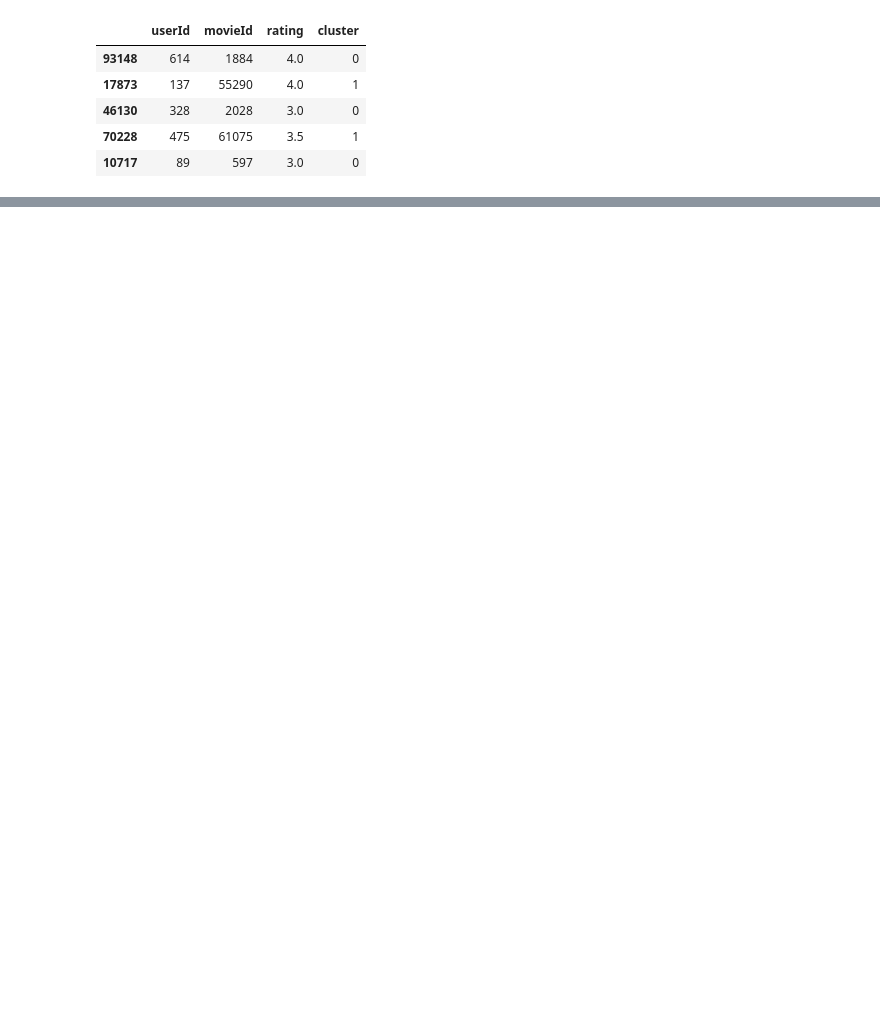
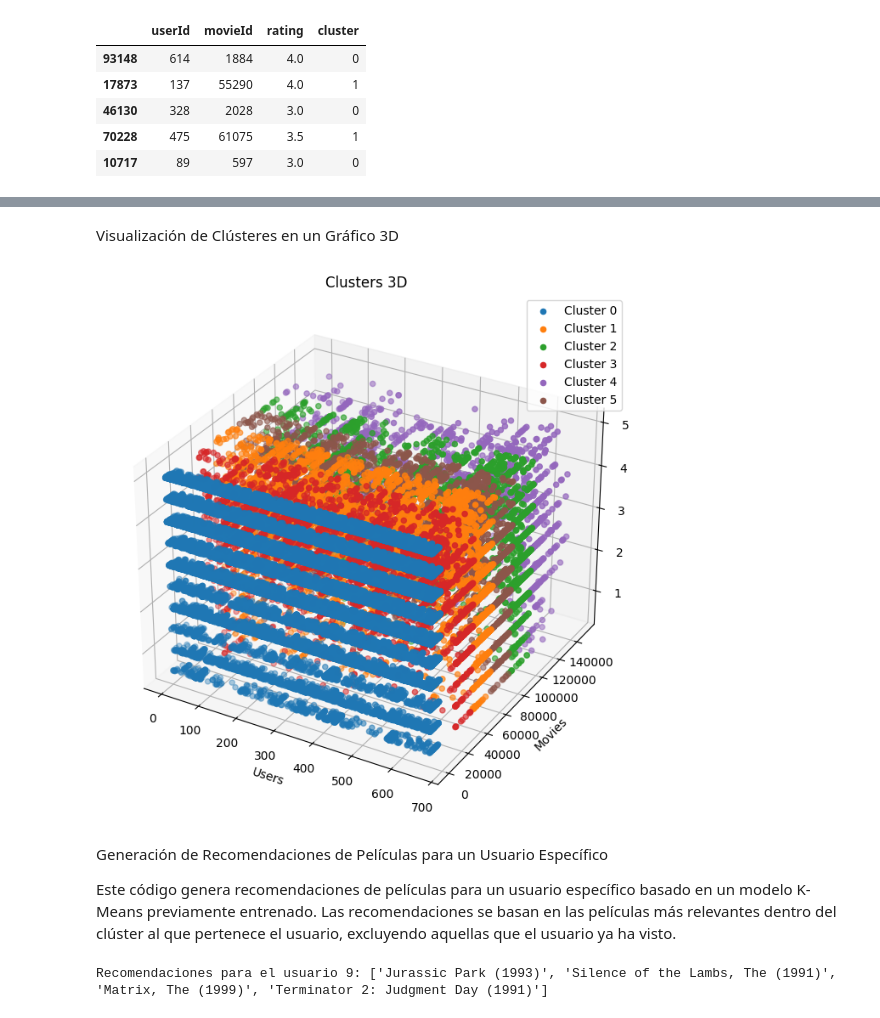
Before and after one commit to Nicosoy/User_Movie_Recommendation_Model, a Jupyter notebook: main.ipynb, the cells around one changed output, grey strips where cells are left out. Saved outputs shown, nothing was run; the diff lists cells and outputs as text; code cells hidden in the pictures; blank space fills up the shorter version.

```diff
--- a/main.ipynb
+++ b/main.ipynb
@@ -186,0 +240,32 @@ X_train.head()
+# %% [markdown]
+Visualización de Clústeres en un Gráfico 3D
+# %%
+# Crear una figura y un conjunto de ejes tridimensionales
+fig = plt.figure(figsize=(10, 8))
+ax = fig.add_subplot(111, projection='3d')
+
+# Iterar sobre cada clúster y visualizarlo en el gráfico 3D
+for cluster_label in range(6):
+    cluster_data = X_train[X_train["cluster"] == cluster_label]
+    ax.scatter(cluster_data["userId"], cluster_data["movieId"], cluster_data["rating"], label=f'Cluster {cluster_label}')
+
+# Etiquetas de los ejes
+ax.set_xlabel('Users')
+ax.set_ylabel('Movies')
+ax.set_zlabel('Ratings')
+
+# Título del gráfico
+plt.title('Clusters 3D')
+
+# Leyenda
+plt.legend()
+
+# Mostrar el gráfico
+plt.show()
+# %% [output]
+[figure, added]
+# %% [markdown]
+Generación de Recomendaciones de Películas para un Usuario Específico
+
+Este código genera recomendaciones de películas para un usuario específico basado en un modelo K-Means previamente entrenado.
+Las recomendaciones se basan en las películas más relevantes dentro del clúster al que pertenece el usuario, excluyendo aquellas que el usuario ya ha visto.
@@ -186,0 +300,17 @@ X_train.head()
+# %%
+# Usuario para el que deseas generar recomendaciones
+user_id_to_recommend = 9  # UserID que quieras ver
+
+# Obtener las películas que el usuario ha visto
+watched_movies = set(X_train[X_train["userId"] == user_id_to_recommend]["movieId"])
+
+# Generar recomendaciones para el usuario especificado
+recommendations = get_user_recommendations(user_id_to_recommend)
+
+# Filtrar las recomendaciones para incluir solo películas que el usuario aún no ha visto
+filtered_recommendations = [get_movie_title(movie_id) for movie_id in recommendations if movie_id not in watched_movies]
+
+# Mostrar las recomendaciones para el usuario especificado
+print(f"Recomendaciones para el usuario {user_id_to_recommend}: {filtered_recommendations}")
+# %% [output]
+Recomendaciones para el usuario 9: ['Jurassic Park (1993)', 'Silence of the Lambs, The (1991)', 'Matrix, The (1999)', 'Terminator 2: Judgment Day (1991)']
```
Also changed, not shown: parts of 26 cells of this notebook, 1 other file.
